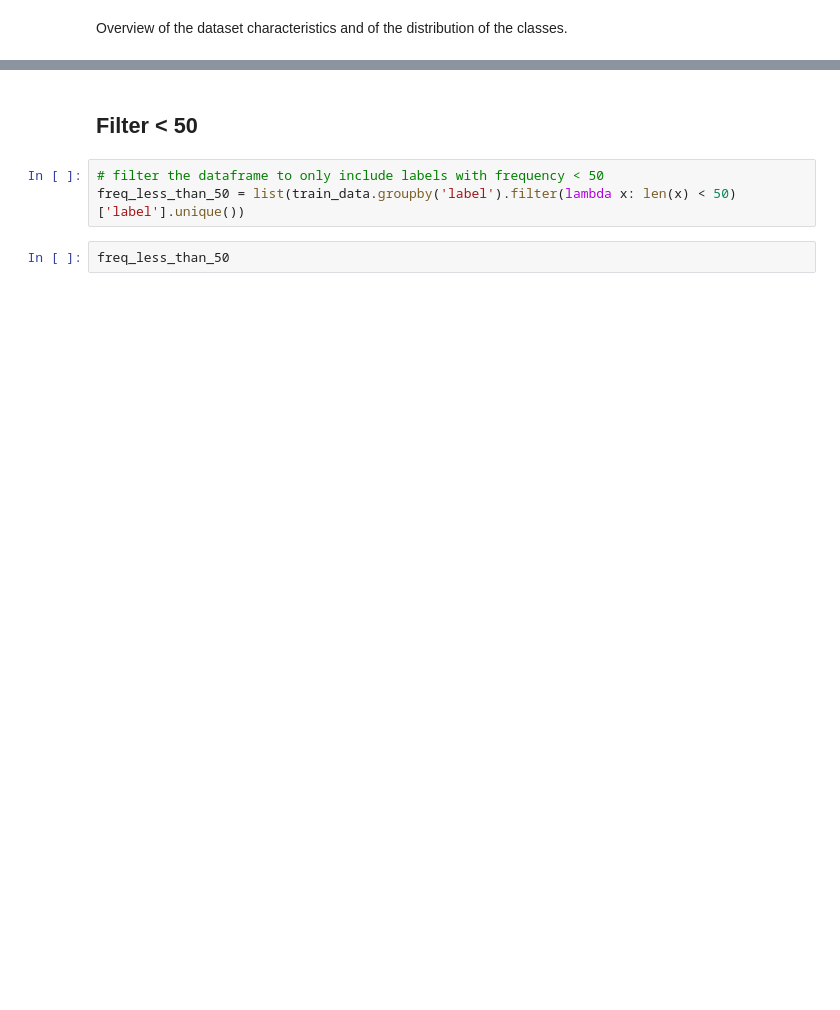
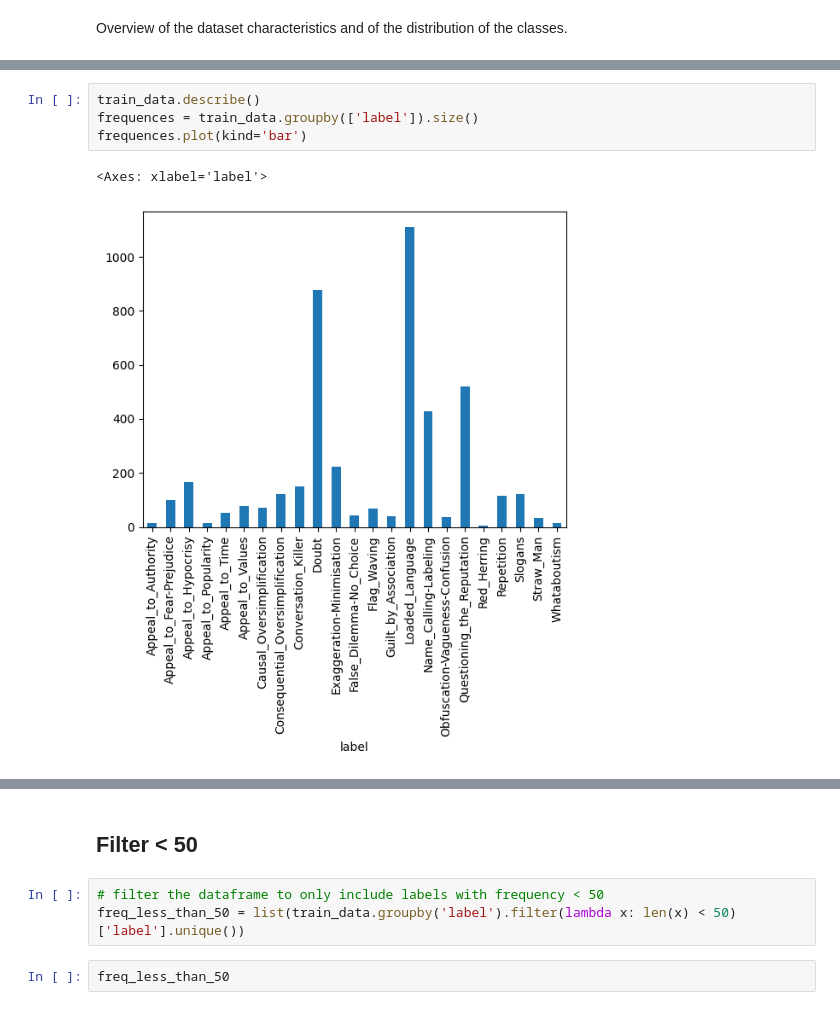
Before and after one commit to YulianaPoliakova/propaganda-detection-ml, a Jupyter notebook: 2023_Project_prop_tech.ipynb, the cells around one changed output, grey strips where cells are left out. Drawn from its saved outputs; the diff is of its cells as text; blank space fills up the shorter version.

```diff
--- a/2023_Project_prop_tech.ipynb
+++ b/2023_Project_prop_tech.ipynb
@@ -359,0 +410,7 @@ frequences.plot(kind='bar')
+# %%
+train_data.describe()
+frequences = train_data.groupby(['label']).size()
+frequences.plot(kind='bar')
+# %% [output]
+<Axes: xlabel='label'>
+[figure, added]
```
Also changed, not shown: parts of 88 cells of this notebook.
